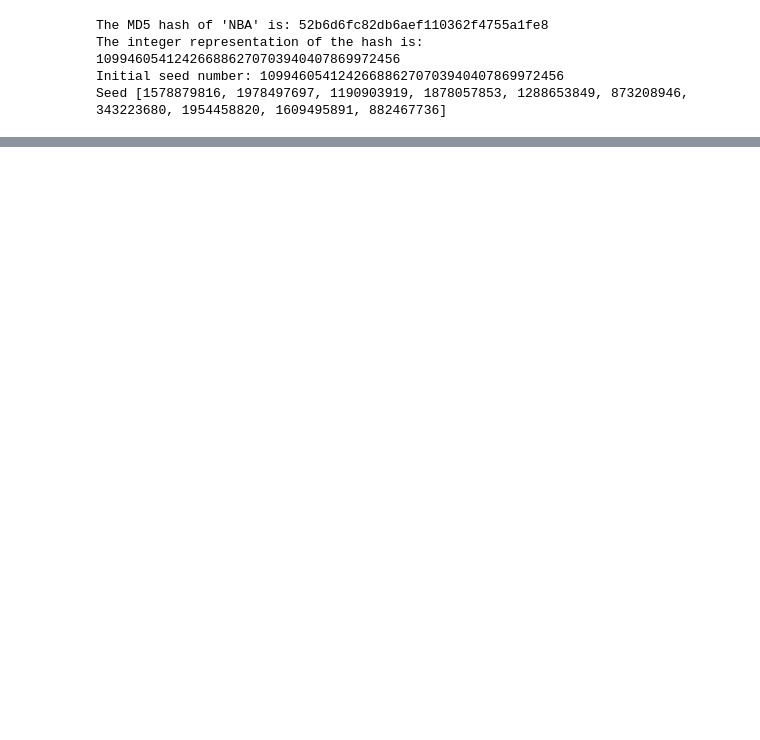
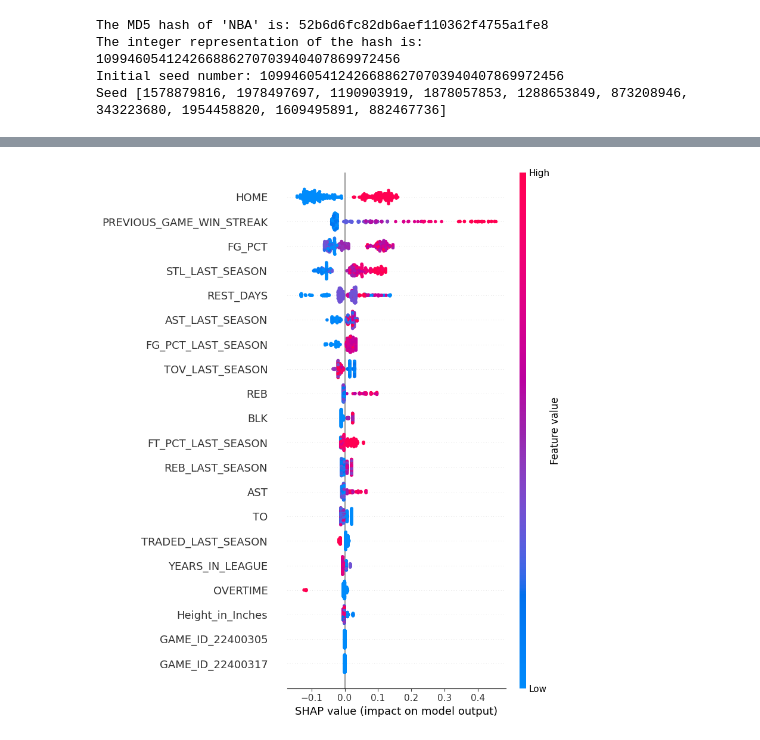
Before and after one commit to jiin-son/nba, a Jupyter notebook: NBA_Machine_Learning_(xgboost).ipynb, the cells around one changed output, grey strips where cells are left out. Saved outputs shown, nothing was run; the diff lists cells and outputs as text; code cells hidden in the pictures; blank space fills up the shorter version.

```diff
--- a/NBA_Machine_Learning_(xgboost).ipynb
+++ b/NBA_Machine_Learning_(xgboost).ipynb
@@ -486,12 +1678,12 @@ shap_values2 = explainer(X_test, check_additivity = False)
 # %%
-# prompt: use xgboost native api as the model
+# # prompt: use xgboost native api as the model
 
 import xgboost as xgb
 from sklearn.metrics import accuracy_score, f1_score, precision_score, recall_score, roc_auc_score, confusion_matrix
 
 # ... (Your existing code for data loading, preprocessing, and seed generation) ...
 seed = random_numbers[2]
-X_train, X_test, y_train, y_test = train_test_split(X, y, test_size=0.2, random_state=seed)
+#X_train, X_test, y_train, y_test = train_test_split(X, y, test_size=0.2, random_state=seed)
 
 # Define objective function for Optuna
 def objective(trial):
@@ -500,13 +1692,14 @@ def objective(trial):
         'objective': 'binary:logistic',  # For binary classification
         'eval_metric': 'logloss',
         'learning_rate': trial.suggest_float("learning_rate", 0.01, 0.3),
-        'max_depth': trial.suggest_int("max_depth", 3, 10),
+        'max_depth': trial.suggest_int("max_depth", 3, 100),
         'subsample': trial.suggest_float("subsample", 0.5, 1.0),
         'colsample_bytree': trial.suggest_float("colsample_bytree", 0.5, 1.0),
         'n_estimators': trial.suggest_int("n_estimators", 50, 500),
         'min_child_weight': trial.suggest_int('min_child_weight', 1, 10),
         'gamma': trial.suggest_float('gamma', 0, 10),
-        'reg_alpha': trial.suggest_float('reg_alpha', 0, 10)
+        'reg_alpha': trial.suggest_float('reg_alpha', 0, 10),
+        'seed': seed,
     }
 
     dtrain = xgb.DMatrix(X_train, label=y_train)
@@ -649,6 +1812,10 @@ Parameters: { "n_estimators" } are not used.
 # %%
 explainer = shap.Explainer(xg_model, X_train)
 shap_values3 = explainer(X_test, check_additivity = False)
+# %%
+shap.summary_plot(shap_values3)
+# %% [output]
+[figure, added]
 # %%
 # prompt: use xgboost native api as the model
 
```
Also changed, not shown: parts of 69 cells of this notebook.
